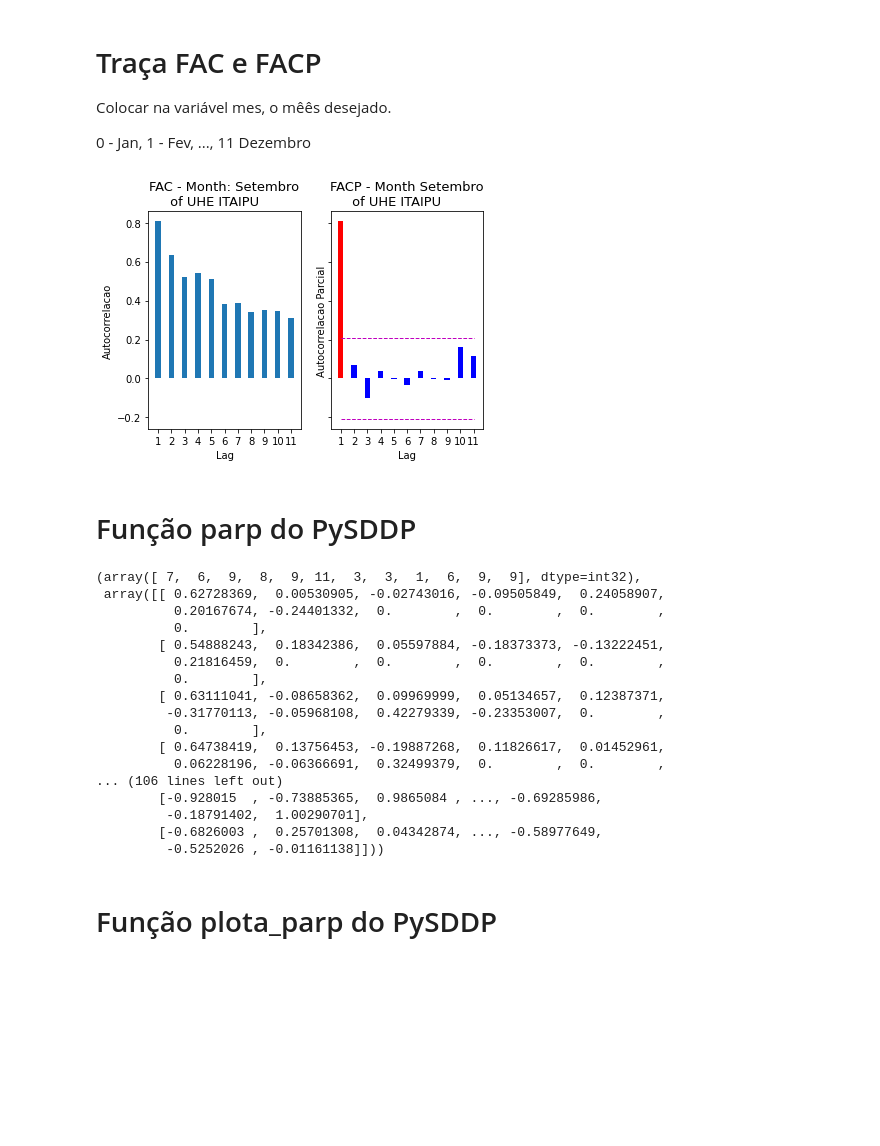
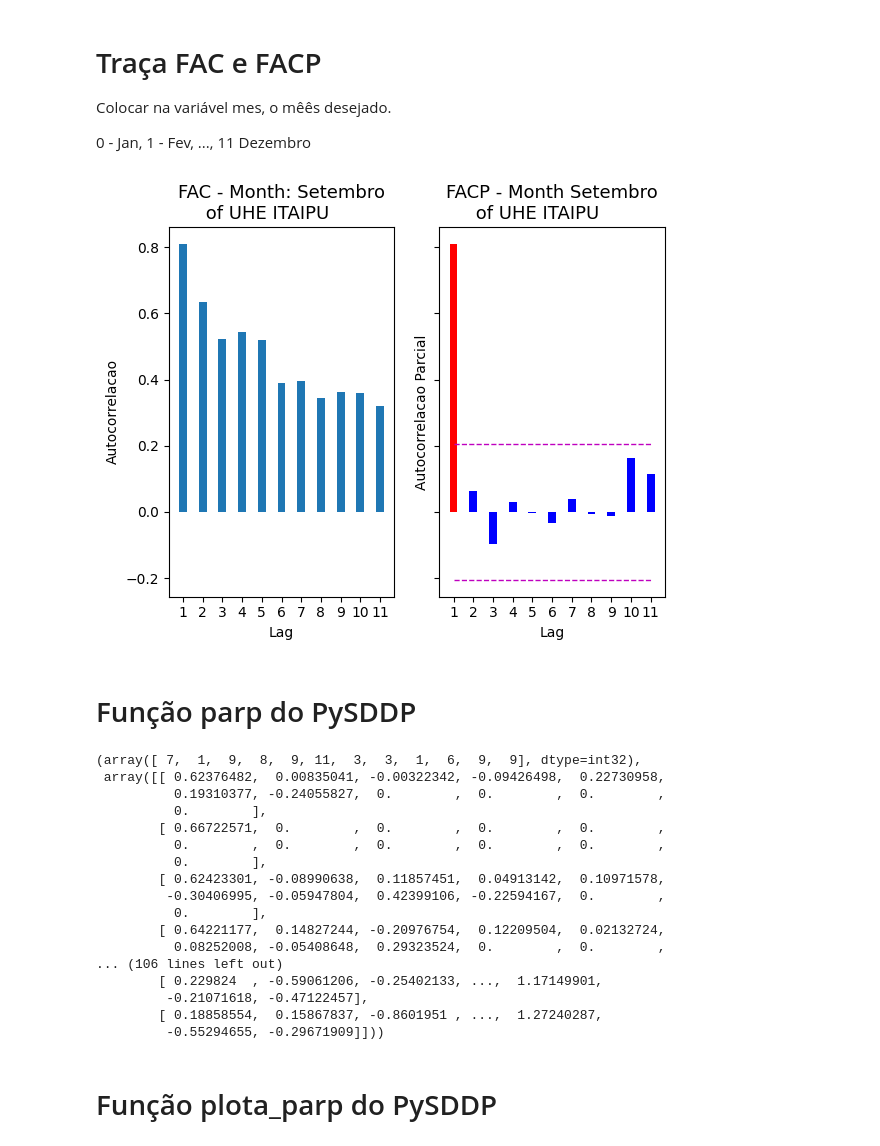
Before and after one commit to eduardomloureiro/Trab5_PARp, a Jupyter notebook: PAR_p.ipynb, the cells around one changed output. Drawn from its saved outputs; the diff is of its cells as text; code cells hidden in the pictures; blank space fills up the shorter version.

```diff
--- a/PAR_p.ipynb
+++ b/PAR_p.ipynb
@@ -45,5 +31,7 @@ Adaptar a variável caminho conforme a pasta em que o deck estiver no seu Google
 # %%
-Caminho = '/content/drive/MyDrive/NewaveJan2021'
+# Caminho = '/content/drive/MyDrive/NewaveJan2021'
+
+Caminho = './NW202308_UNSI_ACL'
 
 Caso = Newave(Caminho)
 # %% [output]
@@ -297,57 +288,57 @@ for elemento in facp[mes][1:ordmax+1]:
     limitesup.append(IC)
     limiteinf.append(-IC)
     if elemento > IC or elemento < -IC:
         cores.append('r')
     else:
         cores.append('b')
 
 f, (ax1, ax2) = plt.subplots(1, 2, sharey=True)
 barWidth = 0.40
 
 titulo = 'FAC e FACP of ' + str_mes + ' - UHE ' + uhe['nome']
-f.canvas.set_window_title(titulo)
+f.canvas.manager.set_window_title(titulo)
 
 ax1.bar(np.arange(1,ordmax+1), fac[mes][1:ordmax+1], barWidth, align='center')
 ax2.bar(np.arange(1,ordmax+1), facp[mes][1:ordmax+1], barWidth, align='center', color = cores)
 ax2.plot(np.arange(1,ordmax+1), limitesup, 'm--', lw=1)
 ax2.plot(np.arange(1,ordmax+1), limiteinf, 'm--', lw=1)
 
 ax1.set_xticks(np.arange(1,ordmax+1))
 ax2.set_xticks(np.arange(1,ordmax+1))
 tituloFAC =  'FAC - Month: ' + str_mes + '\n of UHE ' + uhe['nome']
 tituloFACP = 'FACP - Month ' + str_mes +  '\n of UHE ' + uhe['nome']
 ax1.set_title(tituloFAC,  fontsize = 13)
 ax2.set_title(tituloFACP, fontsize =13)
 ax1.set_xlabel('Lag')
 ax2.set_xlabel('Lag')
 ax1.set_ylabel('Autocorrelacao')
 ax2.set_ylabel('Autocorrelacao Parcial')
 
 plt.show()
 # %% [output]
-[figure, old version]
+[figure, new version]
 # %% [markdown]
 # Função parp do PySDDP
 # %%
 Caso.confhd.parp(uhe,11)
 # %% [output]
-(array([ 7,  6,  9,  8,  9, 11,  3,  3,  1,  6,  9,  9], dtype=int32),
- array([[ 0.62728369,  0.00530905, -0.02743016, -0.09505849,  0.24058907,
-          0.20167674, -0.24401332,  0.        ,  0.        ,  0.        ,
+(array([ 7,  1,  9,  8,  9, 11,  3,  3,  1,  6,  9,  9], dtype=int32),
+ array([[ 0.62376482,  0.00835041, -0.00322342, -0.09426498,  0.22730958,
+          0.19310377, -0.24055827,  0.        ,  0.        ,  0.        ,
           0.        ],
-        [ 0.54888243,  0.18342386,  0.05597884, -0.18373373, -0.13222451,
-          0.21816459,  0.        ,  0.        ,  0.        ,  0.        ,
+        [ 0.66722571,  0.        ,  0.        ,  0.        ,  0.        ,
+          0.        ,  0.        ,  0.        ,  0.        ,  0.        ,
           0.        ],
-        [ 0.63111041, -0.08658362,  0.09969999,  0.05134657,  0.12387371,
-         -0.31770113, -0.05968108,  0.42279339, -0.23353007,  0.        ,
+        [ 0.62423301, -0.08990638,  0.11857451,  0.04913142,  0.10971578,
+         -0.30406995, -0.05947804,  0.42399106, -0.22594167,  0.        ,
           0.        ],
-        [ 0.64738419,  0.13756453, -0.19887268,  0.11826617,  0.01452961,
-          0.06228196, -0.06366691,  0.32499379,  0.        ,  0.        ,
+        [ 0.64221177,  0.14827244, -0.20976754,  0.12209504,  0.02132724,
+          0.08252008, -0.05408648,  0.29323524,  0.        ,  0.        ,
 ... (106 lines left out)
-        [-0.928015  , -0.73885365,  0.9865084 , ..., -0.69285986,
-         -0.18791402,  1.00290701],
-        [-0.6826003 ,  0.25701308,  0.04342874, ..., -0.58977649,
-         -0.5252026 , -0.01161138]]))
+        [ 0.229824  , -0.59061206, -0.25402133, ...,  1.17149901,
+         -0.21071618, -0.47122457],
+        [ 0.18858554,  0.15867837, -0.8601951 , ...,  1.27240287,
+         -0.55294655, -0.29671909]]))
 # %% [markdown]
 # Função plota_parp do PySDDP
 # %%
```
Also changed, not shown: parts of 24 cells of this notebook.
